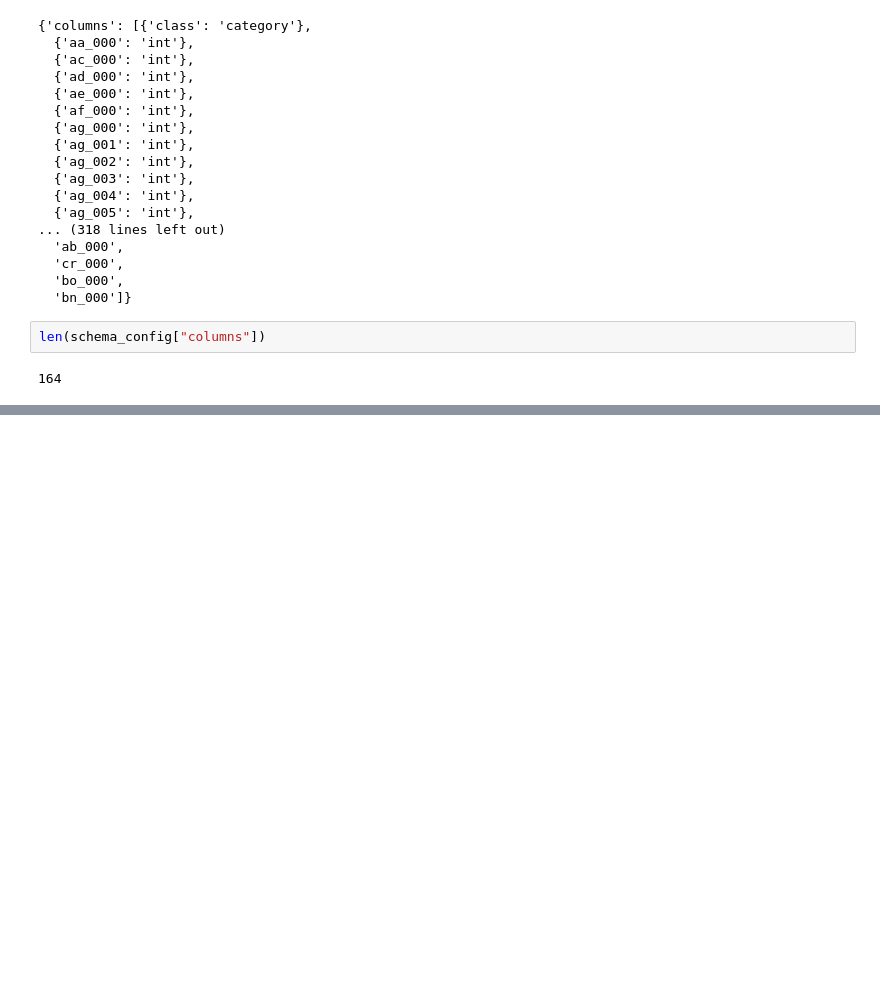
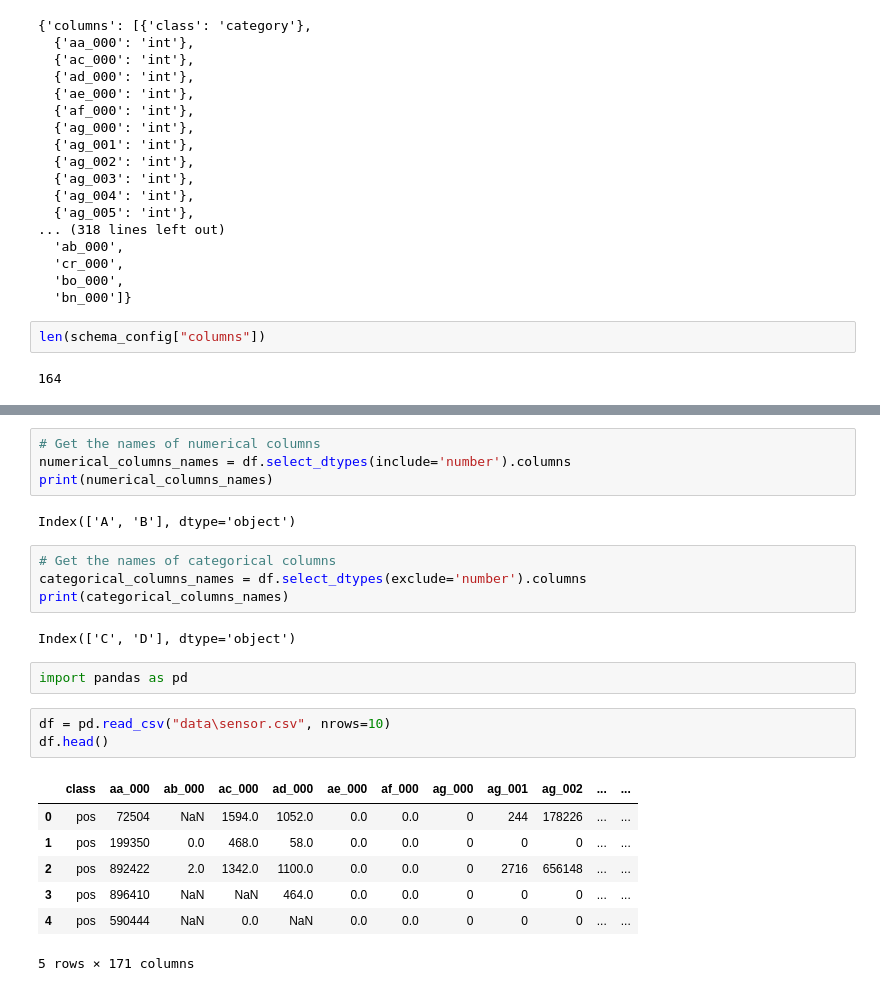
Before and after one commit to Dhruv-saxena-25/mlops-fault, a Jupyter notebook: prac.ipynb, the cells around one changed output, grey strips where cells are left out. Drawn from its saved outputs; the diff is of its cells as text; blank space fills up the shorter version.

```diff
--- a/prac.ipynb
+++ b/prac.ipynb
@@ -125,0 +146,25 @@ len(schema_config["columns"])
+# %%
+# Get the names of numerical columns
+numerical_columns_names = df.select_dtypes(include='number').columns
+print(numerical_columns_names)
+# %% [output]
+Index(['A', 'B'], dtype='object')
+# %%
+# Get the names of categorical columns
+categorical_columns_names = df.select_dtypes(exclude='number').columns
+print(categorical_columns_names)
+# %% [output]
+Index(['C', 'D'], dtype='object')
+# %%
+import pandas as pd
+# %%
+df = pd.read_csv("data\sensor.csv", nrows=10)
+df.head()
+# %% [output]
+|  | class | aa_000 | ab_000 | ac_000 | ad_000 | ae_000 | af_000 | ag_000 | ag_001 | ag_002 | ... | ... |
+| 0 | pos | 72504 | NaN | 1594.0 | 1052.0 | 0.0 | 0.0 | 0 | 244 | 178226 | ... | ... |
+| 1 | pos | 199350 | 0.0 | 468.0 | 58.0 | 0.0 | 0.0 | 0 | 0 | 0 | ... | ... |
+| 2 | pos | 892422 | 2.0 | 1342.0 | 1100.0 | 0.0 | 0.0 | 0 | 2716 | 656148 | ... | ... |
+| 3 | pos | 896410 | NaN | NaN | 464.0 | 0.0 | 0.0 | 0 | 0 | 0 | ... | ... |
+| 4 | pos | 590444 | NaN | 0.0 | NaN | 0.0 | 0.0 | 0 | 0 | 0 | ... | ... |
+5 rows × 171 columns
```
Also changed, not shown: parts of 10 cells of this notebook, 4 other files.
